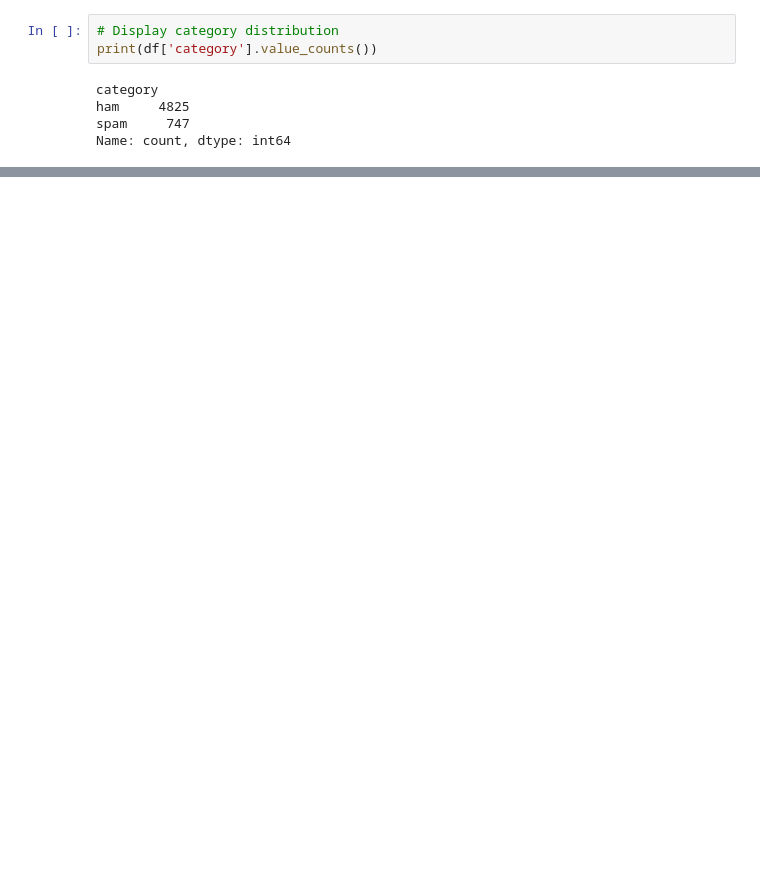
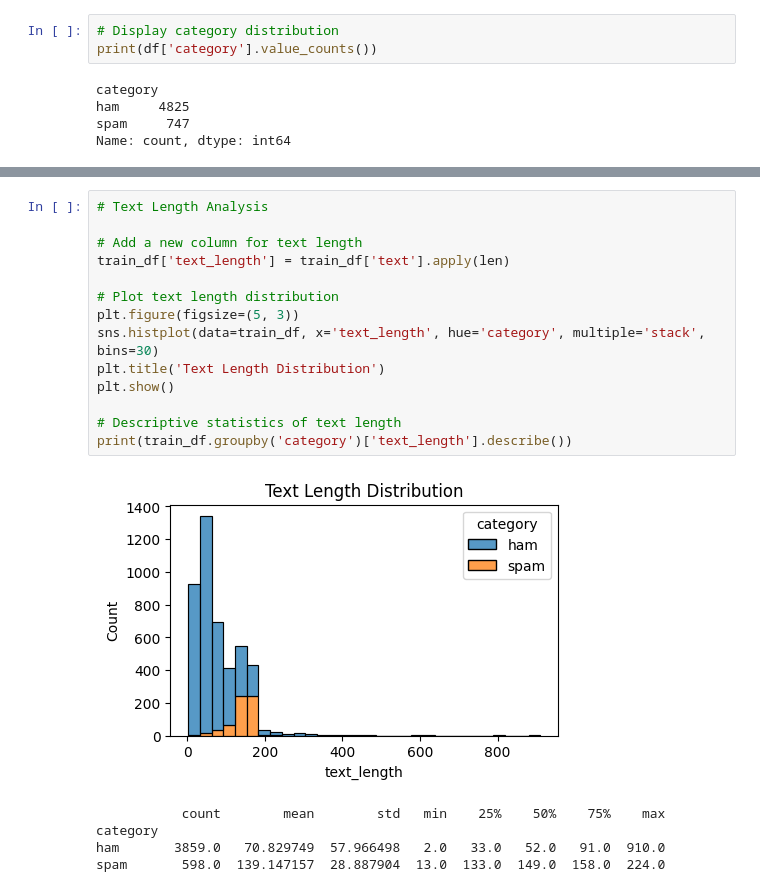
Before and after one commit to Slimcent/Spam-Message-Detection, a Jupyter notebook: Spam_Message_Detection.ipynb, the cells around one changed output, grey strips where cells are left out. Saved outputs shown, nothing was run; the diff lists cells and outputs as text; blank space fills up the shorter version.

```diff
--- a/Spam_Message_Detection.ipynb
+++ b/Spam_Message_Detection.ipynb
@@ -114,0 +121,20 @@ plt.show()
+# %%
+# Text Length Analysis
+
+# Add a new column for text length
+train_df['text_length'] = train_df['text'].apply(len)
+
+# Plot text length distribution
+plt.figure(figsize=(5, 3))
+sns.histplot(data=train_df, x='text_length', hue='category', multiple='stack', bins=30)
+plt.title('Text Length Distribution')
+plt.show()
+
+# Descriptive statistics of text length
+print(train_df.groupby('category')['text_length'].describe())
+# %% [output]
+[figure, added]
+           count        mean        std   min    25%    50%    75%    max
+category
+ham       3859.0   70.829749  57.966498   2.0   33.0   52.0   91.0  910.0
+spam       598.0  139.147157  28.887904  13.0  133.0  149.0  158.0  224.0
```
Also changed, not shown: parts of 7 cells of this notebook.
